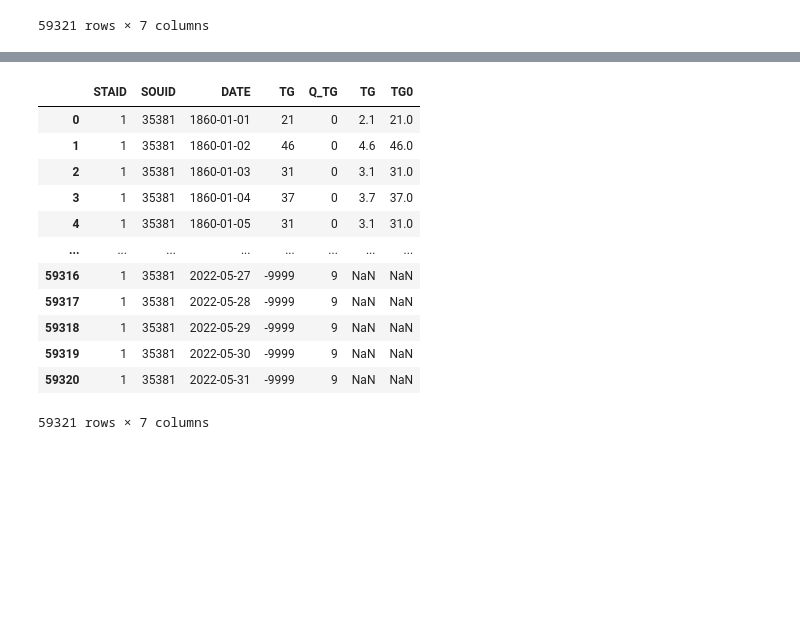
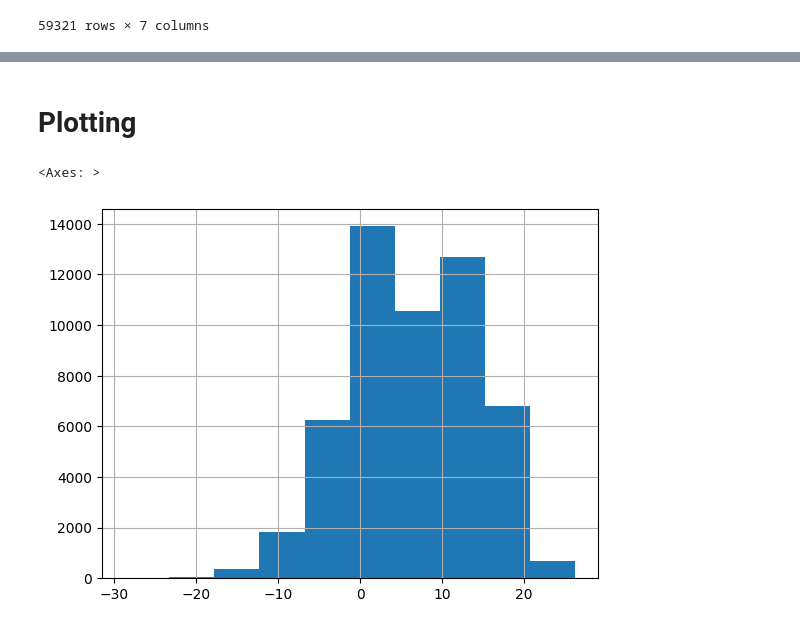
Before and after one commit to DeveshGautam2000/app6--Python-API, a Jupyter notebook: explore.ipynb, the cells around one changed output, grey strips where cells are left out. Cells and saved outputs as stored; diff of their text form; code cells hidden in the pictures; blank space fills up the shorter version.

```diff
--- a/explore.ipynb
+++ b/explore.ipynb
@@ -127,16 +142,7 @@ df["TG"] = df["TG0"] / 10
+# %% [markdown]
+# Plotting
 # %%
-df
+df["TG"].hist()
 # %% [output]
-|  | STAID | SOUID | DATE | TG | Q_TG | TG | TG0 |
-| 0 | 1 | 35381 | 1860-01-01 | 21 | 0 | 2.1 | 21.0 |
-| 1 | 1 | 35381 | 1860-01-02 | 46 | 0 | 4.6 | 46.0 |
-| 2 | 1 | 35381 | 1860-01-03 | 31 | 0 | 3.1 | 31.0 |
-| 3 | 1 | 35381 | 1860-01-04 | 37 | 0 | 3.7 | 37.0 |
-| 4 | 1 | 35381 | 1860-01-05 | 31 | 0 | 3.1 | 31.0 |
-| ... | ... | ... | ... | ... | ... | ... | ... |
-| 59316 | 1 | 35381 | 2022-05-27 | -9999 | 9 | NaN | NaN |
-| 59317 | 1 | 35381 | 2022-05-28 | -9999 | 9 | NaN | NaN |
-| 59318 | 1 | 35381 | 2022-05-29 | -9999 | 9 | NaN | NaN |
-| 59319 | 1 | 35381 | 2022-05-30 | -9999 | 9 | NaN | NaN |
-| 59320 | 1 | 35381 | 2022-05-31 | -9999 | 9 | NaN | NaN |
-59321 rows × 7 columns
+<Axes: >
+[figure, added]
```
Also changed, not shown: parts of 2 cells of this notebook, 2 other files.
